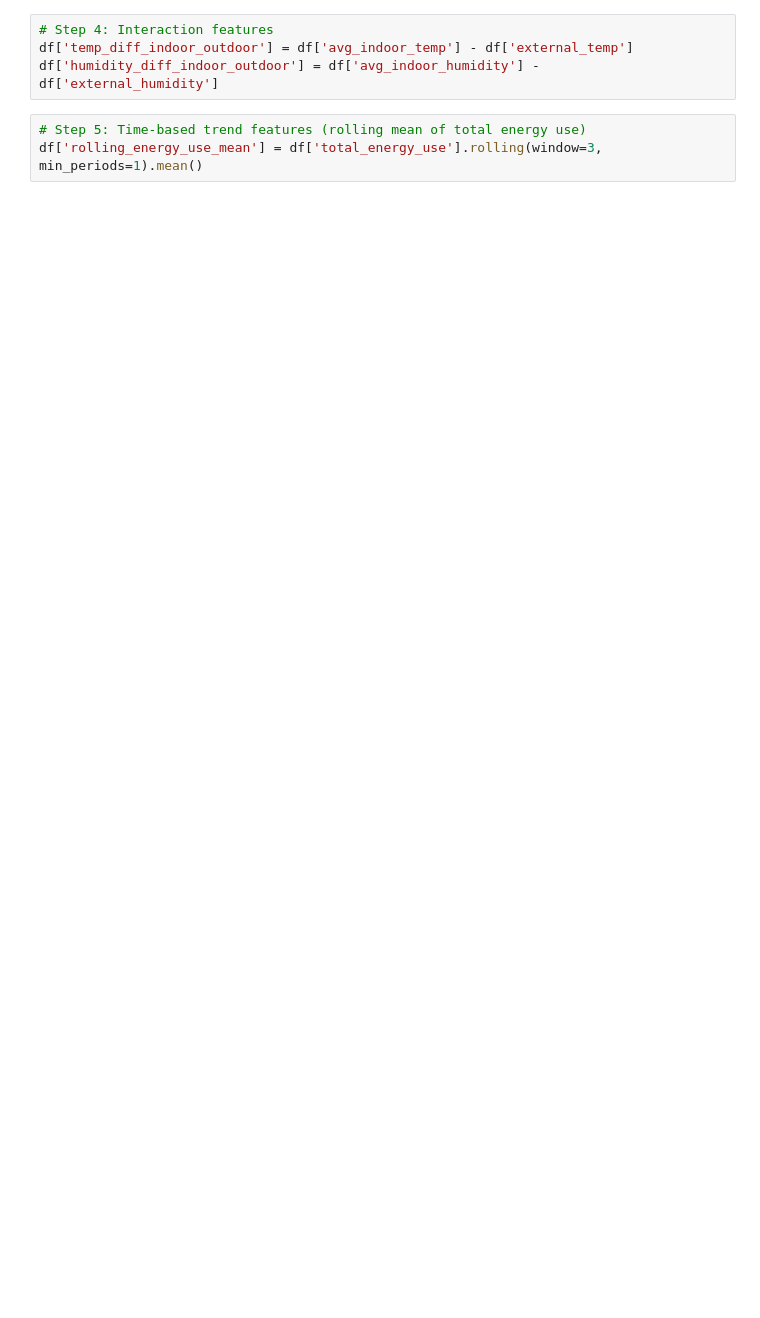
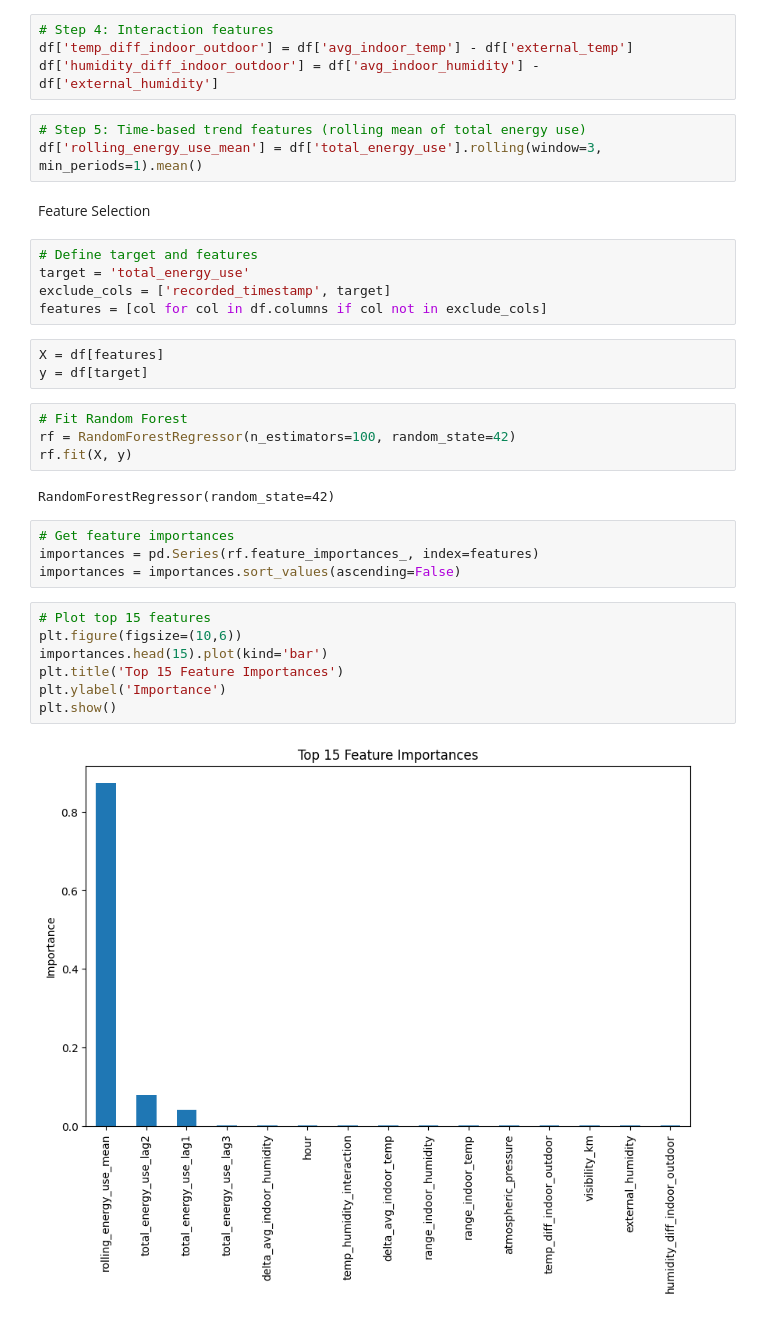
Before and after one commit to chamleyash/Appliances_Engergy_Consumption_Prediction, a Jupyter notebook: App_Energy_Consump_model.ipynb, the cells around one changed output. Drawn from its saved outputs; the diff is of its cells as text; blank space fills up the shorter version.

```diff
--- a/App_Energy_Consump_model.ipynb
+++ b/App_Energy_Consump_model.ipynb
@@ -209,3 +232,32 @@ df['humidity_diff_indoor_outdoor'] = df['avg_indoor_humidity'] - df['external_hu
 # %%
 # Step 5: Time-based trend features (rolling mean of total energy use)
 df['rolling_energy_use_mean'] = df['total_energy_use'].rolling(window=3, min_periods=1).mean()
+# %% [markdown]
+Feature Selection
+# %%
+# Define target and features
+target = 'total_energy_use'
+exclude_cols = ['recorded_timestamp', target]
+features = [col for col in df.columns if col not in exclude_cols]
+# %%
+X = df[features]
+y = df[target]
+# %%
+# Fit Random Forest
+rf = RandomForestRegressor(n_estimators=100, random_state=42)
+rf.fit(X, y)
+# %% [output]
+RandomForestRegressor(random_state=42)
+# %%
+# Get feature importances
+importances = pd.Series(rf.feature_importances_, index=features)
+importances = importances.sort_values(ascending=False)
+# %%
+# Plot top 15 features
+plt.figure(figsize=(10,6))
+importances.head(15).plot(kind='bar')
+plt.title('Top 15 Feature Importances')
+plt.ylabel('Importance')
+plt.show()
+# %% [output]
+[figure, added]
```
Also changed, not shown: parts of 24 cells of this notebook.
